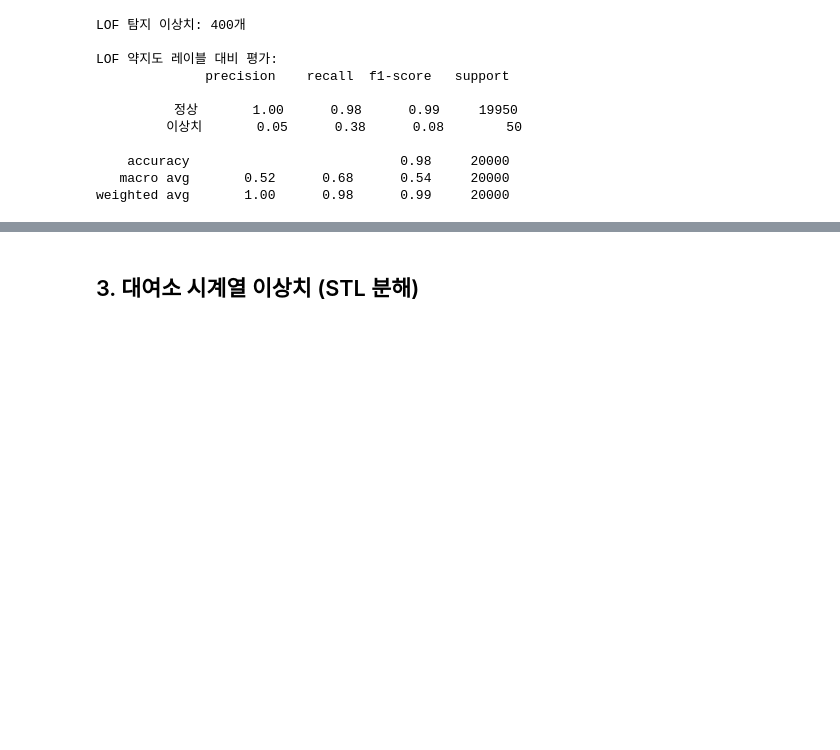
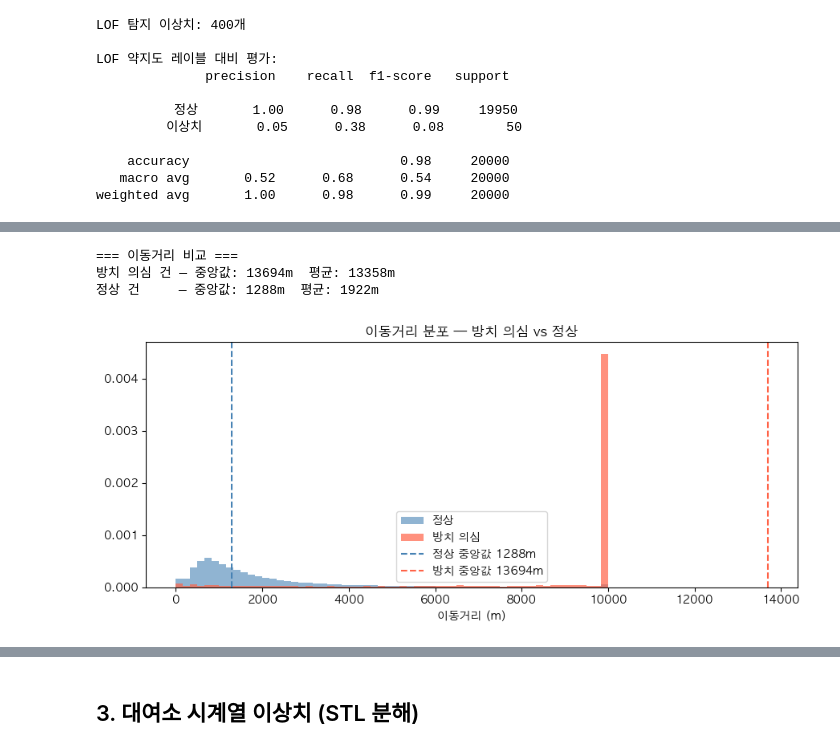
Before and after one commit to ClaraHayoungPark/seoul-bike-ml, a Jupyter notebook: notebooks/01_anomaly_detection.ipynb, the cells around one changed output, grey strips where cells are left out. Drawn from its saved outputs; the diff is of its cells as text; code cells hidden in the pictures; blank space fills up the shorter version.

```diff
--- a/notebooks/01_anomaly_detection.ipynb
+++ b/notebooks/01_anomaly_detection.ipynb
@@ -154,0 +186,27 @@ weighted avg       1.00      0.98      0.99     20000
+# %%
+# ── 2. 이동거리 중앙값 실측 ───────────────────────────────────────────────────
+med_abandon = abandon["use_m"].median()
+med_normal  = normal["use_m"].median()
+avg_abandon = abandon["use_m"].mean()
+avg_normal  = normal["use_m"].mean()
+
+print("=== 이동거리 비교 ===")
+print(f"방치 의심 건 — 중앙값: {med_abandon:.0f}m  평균: {avg_abandon:.0f}m")
+print(f"정상 건     — 중앙값: {med_normal:.0f}m  평균: {avg_normal:.0f}m")
+
+fig, ax = plt.subplots(figsize=(9, 4))
+ax.hist(normal["use_m"].clip(0, 10000),  bins=60, alpha=0.6, color="steelblue", label="정상", density=True)
+ax.hist(abandon["use_m"].clip(0, 10000), bins=60, alpha=0.7, color="tomato",    label="방치 의심", density=True)
+ax.axvline(med_normal,  color="steelblue", linestyle="--", linewidth=1.5, label=f"정상 중앙값 {med_normal:.0f}m")
+ax.axvline(med_abandon, color="tomato",    linestyle="--", linewidth=1.5, label=f"방치 중앙값 {med_abandon:.0f}m")
+ax.set_title("이동거리 분포 — 방치 의심 vs 정상")
+ax.set_xlabel("이동거리 (m)")
+ax.legend()
+plt.tight_layout()
+plt.savefig("../reports/figures/abandon_dist_hist.png", dpi=150)
+plt.show()
+# %% [output]
+=== 이동거리 비교 ===
+방치 의심 건 — 중앙값: 13694m  평균: 13358m
+정상 건     — 중앙값: 1288m  평균: 1922m
+[figure, added]
```
Also changed, not shown: parts of 17 cells of this notebook.
